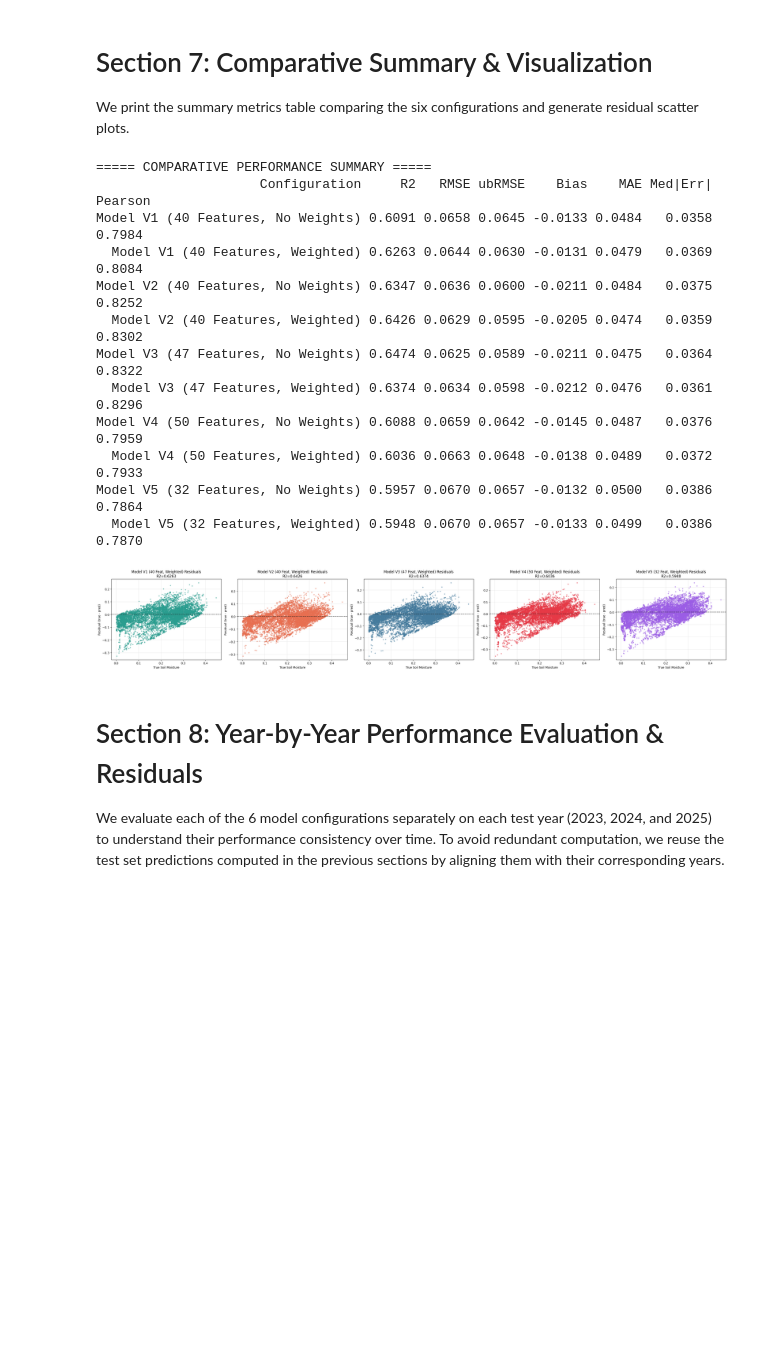
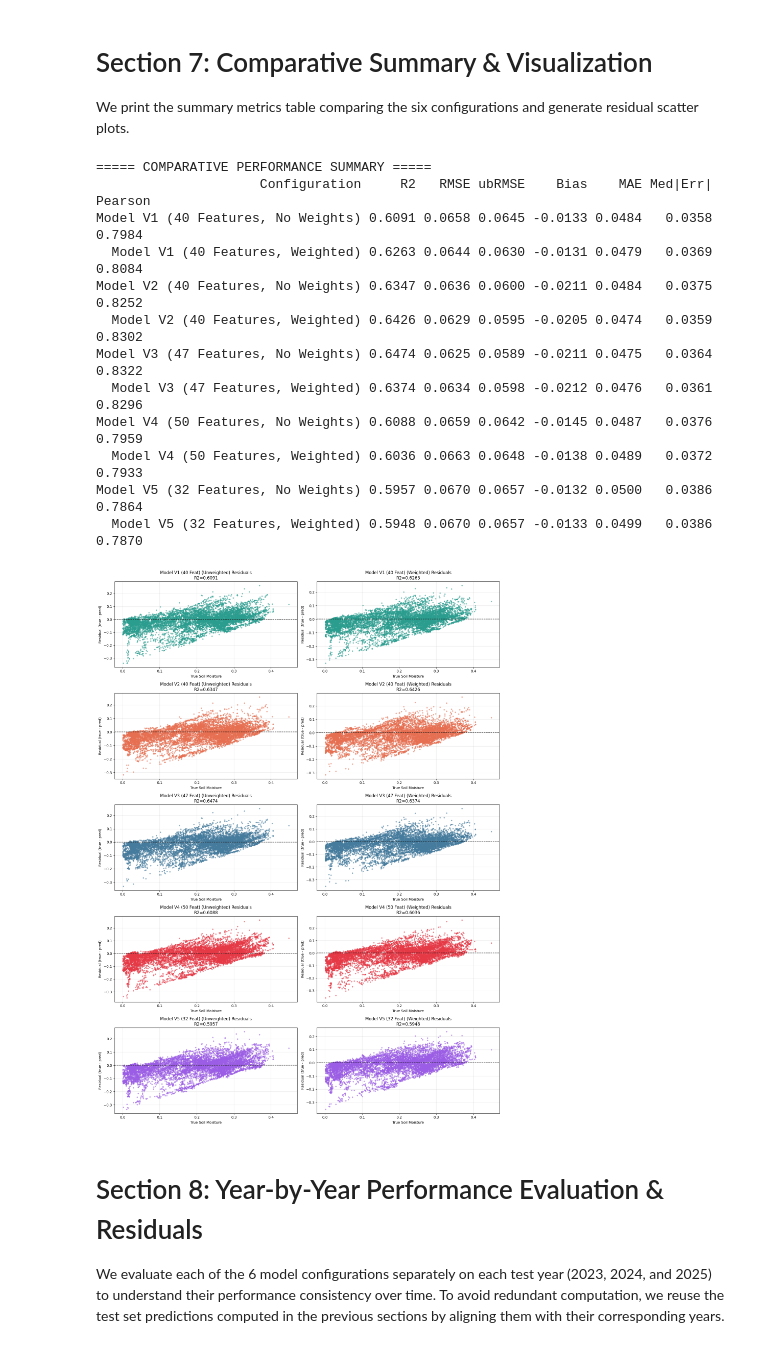
Before and after one commit to KerryCheon/MDR-Project, a Jupyter notebook: notebooks/experiment/derived_8.2-eval-1.2/derived_8.2_global_1.2.ipynb, the cells around one changed output. Cells and saved outputs as stored; diff of their text form; code cells hidden in the pictures; blank space fills up the shorter version.

Commit message:
update plots

```diff
--- a/notebooks/experiment/derived_8.2-eval-1.2/derived_8.2_global_1.2.ipynb
+++ b/notebooks/experiment/derived_8.2-eval-1.2/derived_8.2_global_1.2.ipynb
@@ -646,74 +646,58 @@ print(summary_df.to_string(index=False, formatters={
     'Bias': '{:+,.4f}'.format,
     'MAE': '{:,.4f}'.format,
     'Med|Err|': '{:,.4f}'.format,
     'Pearson': '{:,.4f}'.format
 }))
 
 out_dir = PROJECT_ROOT / "notebooks/experiment/derived_8.2-eval-1.2"
 out_dir.mkdir(parents=True, exist_ok=True)
 summary_df.to_csv(out_dir / "metrics_summary.csv", index=False)
 
-# Plot residuals comparison
-res_v1_w = y_test - pred_v1_w
-res_v2_w = y_test - pred_v2_w
-res_v3_w = y_test - pred_v3_w
-res_v4_w = y_test - pred_v4_w
-res_v5_w = y_test - pred_v5_w
+# Plot residuals comparison (5 rows for models, 2 columns for Unweighted vs. Weighted)
+models_list = [
+    ("Model V1 (40 Feat)", y_test - pred_v1_no_w, y_test - pred_v1_w, metrics_v1_no_w, metrics_v1_w, '#2a9d8f'),
+    ("Model V2 (40 Feat)", y_test - pred_v2_no_w, y_test - pred_v2_w, metrics_v2_no_w, metrics_v2_w, '#e76f51'),
+    ("Model V3 (47 Feat)", y_test - pred_v3_no_w, y_test - pred_v3_w, metrics_v3_no_w, metrics_v3_w, '#457b9d'),
+    ("Model V4 (50 Feat)", y_test - pred_v4_no_w, y_test - pred_v4_w, metrics_v4_no_w, metrics_v4_w, '#e63946'),
+    ("Model V5 (32 Feat)", y_test - pred_v5_no_w, y_test - pred_v5_w, metrics_v5_no_w, metrics_v5_w, '#9b5de5')
+]
 
-fig, axes = plt.subplots(1, 5, figsize=(30, 5))
+fig, axes = plt.subplots(5, 2, figsize=(16, 22))
 
-axes[0].scatter(y_test, res_v1_w, s=8, alpha=0.5, color='#2a9d8f')
-axes[0].axhline(0, color='black', linestyle='--', linewidth=1.2, alpha=0.8)
-axes[0].set_xlabel("True Soil Moisture")
-axes[0].set_ylabel("Residual (true - pred)")
-axes[0].set_title(f"Model V1 (40 Feat, Weighted) Residuals\nR2={metrics_v1_w['R2']:.4f}")
-axes[0].grid(alpha=0.3)
+for row, (name, res_now, res_w, m_now, m_w, color) in enumerate(models_list):
+    # Unweighted plot
+    axes[row, 0].scatter(y_test, res_now, s=8, alpha=0.5, color=color)
+    axes[row, 0].axhline(0, color='black', linestyle='--', linewidth=1.2, alpha=0.8)
+    axes[row, 0].set_xlabel("True Soil Moisture")
+    axes[row, 0].set_ylabel("Residual (true - pred)")
+    axes[row, 0].set_title(f"{name} (Unweighted) Residuals\nR2={m_now['R2']:.4f}")
+    axes[row, 0].grid(alpha=0.3)
 
-axes[1].scatter(y_test, res_v2_w, s=8, alpha=0.5, color='#e76f51')
-axes[1].axhline(0, color='black', linestyle='--', linewidth=1.2, alpha=0.8)
-axes[1].set_xlabel("True Soil Moisture")
-axes[1].set_ylabel("Residual (true - pred)")
-axes[1].set_title(f"Model V2 (40 Feat, Weighted) Residuals\nR2={metrics_v2_w['R2']:.4f}")
-axes[1].grid(alpha=0.3)
-
-axes[2].scatter(y_test, res_v3_w, s=8, alpha=0.5, color='#457b9d')
-axes[2].axhline(0, color='black', linestyle='--', linewidth=1.2, alpha=0.8)
-axes[2].set_xlabel("True Soil Moisture")
-axes[2].set_ylabel("Residual (true - pred)")
-axes[2].set_title(f"Model V3 (47 Feat, Weighted) Residuals\nR2={metrics_v3_w['R2']:.4f}")
-axes[2].grid(alpha=0.3)
-
-axes[3].scatter(y_test, res_v4_w, s=8, alpha=0.5, color='#e63946')
-axes[3].axhline(0, color='black', linestyle='--', linewidth=1.2, alpha=0.8)
-axes[3].set_xlabel("True Soil Moisture")
-axes[3].set_ylabel("Residual (true - pred)")
-axes[3].set_title(f"Model V4 (50 Feat, Weighted) Residuals\nR2={metrics_v4_w['R2']:.4f}")
-axes[3].grid(alpha=0.3)
-
-axes[4].scatter(y_test, res_v5_w, s=8, alpha=0.5, color='#9b5de5')
-axes[4].axhline(0, color='black', linestyle='--', linewidth=1.2, alpha=0.8)
-axes[4].set_xlabel("True Soil Moisture")
-axes[4].set_ylabel("Residual (true - pred)")
-axes[4].set_title(f"Model V5 (32 Feat, Weighted) Residuals\nR2={metrics_v5_w['R2']:.4f}")
-axes[4].grid(alpha=0.3)
+    # Weighted plot
+    axes[row, 1].scatter(y_test, res_w, s=8, alpha=0.5, color=color)
+    axes[row, 1].axhline(0, color='black', linestyle='--', linewidth=1.2, alpha=0.8)
+    axes[row, 1].set_xlabel("True Soil Moisture")
+    axes[row, 1].set_ylabel("Residual (true - pred)")
+    axes[row, 1].set_title(f"{name} (Weighted) Residuals\nR2={m_w['R2']:.4f}")
+    axes[row, 1].grid(alpha=0.3)
 
 plt.tight_layout()
 plt.savefig(out_dir / "residuals_comparison.png")
 plt.show()
 # %% [output]
 ===== COMPARATIVE PERFORMANCE SUMMARY =====
                      Configuration     R2   RMSE ubRMSE    Bias    MAE Med|Err| Pearson
 Model V1 (40 Features, No Weights) 0.6091 0.0658 0.0645 -0.0133 0.0484   0.0358  0.7984
   Model V1 (40 Features, Weighted) 0.6263 0.0644 0.0630 -0.0131 0.0479   0.0369  0.8084
 Model V2 (40 Features, No Weights) 0.6347 0.0636 0.0600 -0.0211 0.0484   0.0375  0.8252
   Model V2 (40 Features, Weighted) 0.6426 0.0629 0.0595 -0.0205 0.0474   0.0359  0.8302
 Model V3 (47 Features, No Weights) 0.6474 0.0625 0.0589 -0.0211 0.0475   0.0364  0.8322
   Model V3 (47 Features, Weighted) 0.6374 0.0634 0.0598 -0.0212 0.0476   0.0361  0.8296
 Model V4 (50 Features, No Weights) 0.6088 0.0659 0.0642 -0.0145 0.0487   0.0376  0.7959
   Model V4 (50 Features, Weighted) 0.6036 0.0663 0.0648 -0.0138 0.0489   0.0372  0.7933
 Model V5 (32 Features, No Weights) 0.5957 0.0670 0.0657 -0.0132 0.0500   0.0386  0.7864
   Model V5 (32 Features, Weighted) 0.5948 0.0670 0.0657 -0.0133 0.0499   0.0386  0.7870
-[figure, old version]
+[figure, new version]
 # %% [markdown]
 # Section 8: Year-by-Year Performance Evaluation & Residuals
 
```
Also changed, not shown: parts of 1 cell of this notebook, 3 other files.
